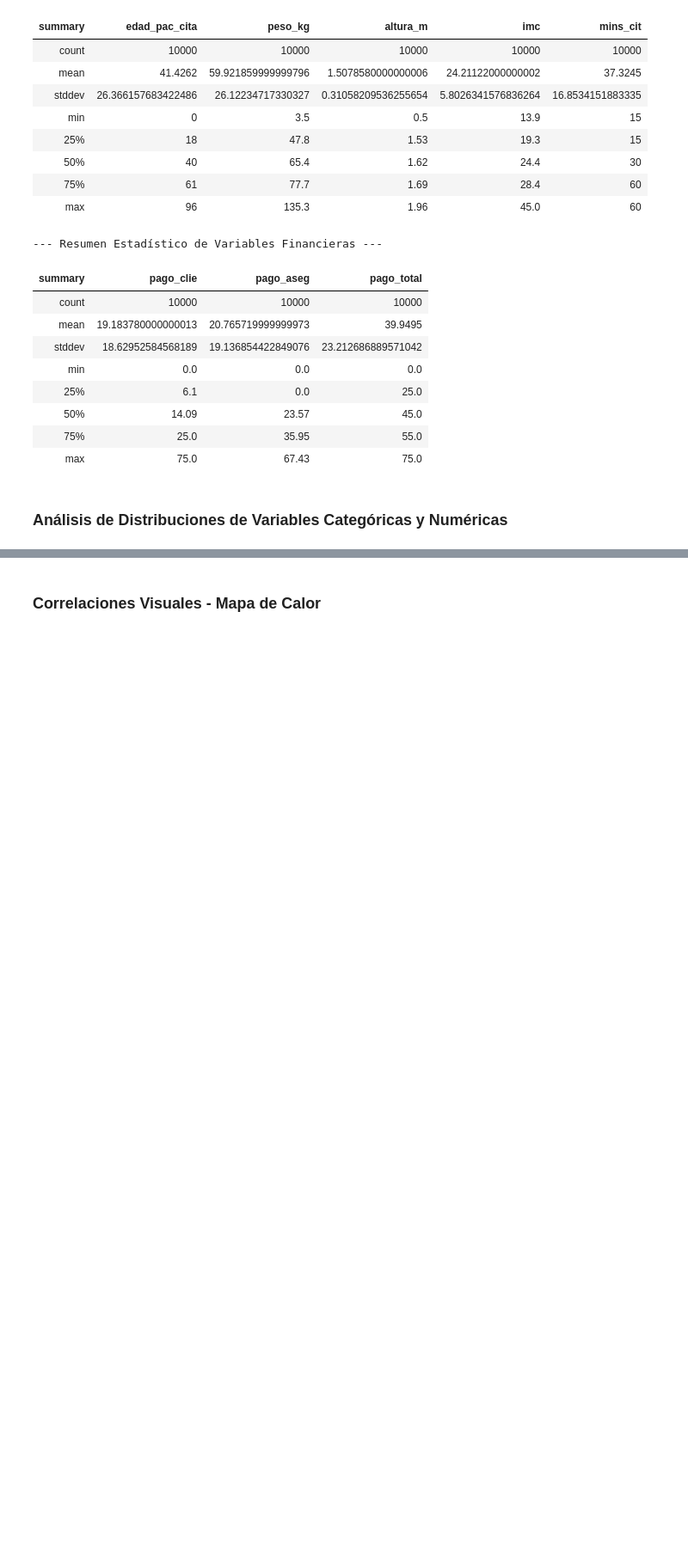
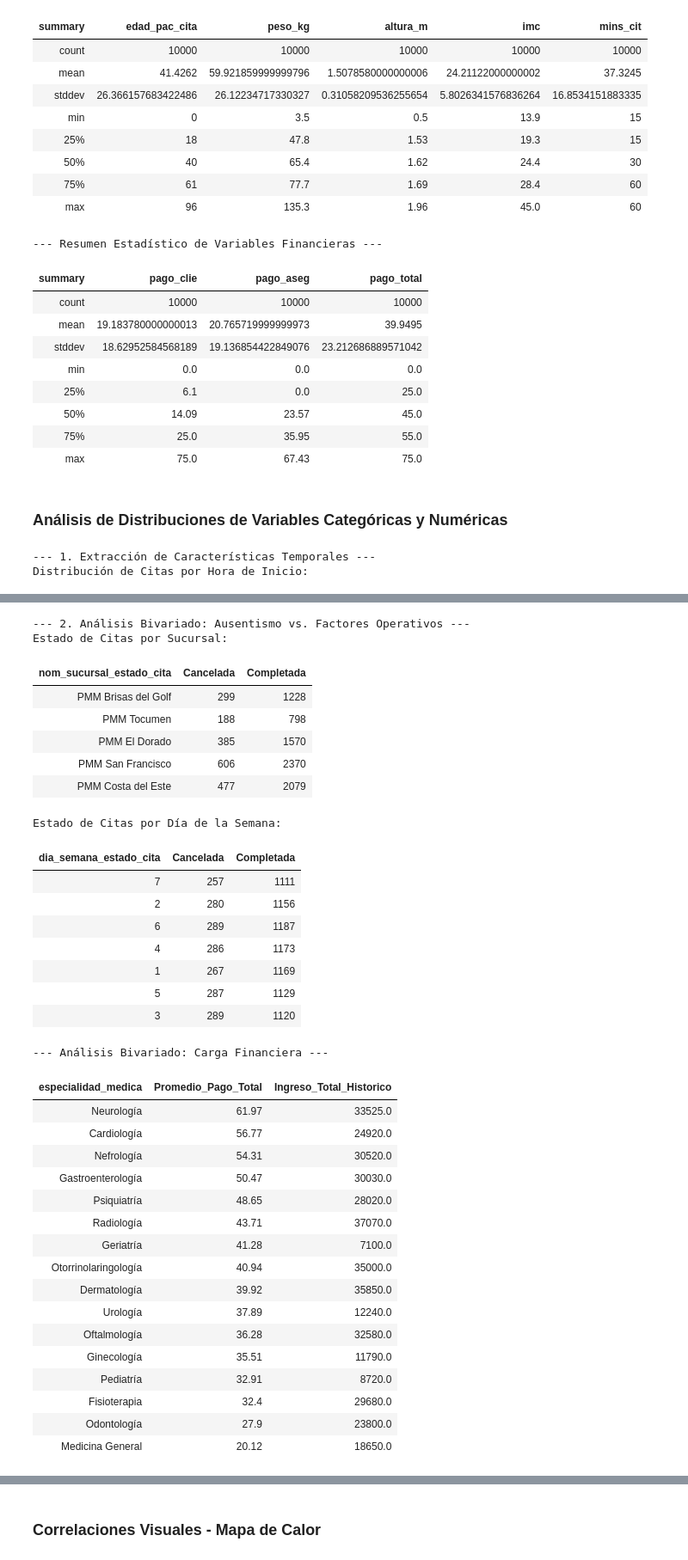
Before and after one commit to Akaru0/Panama-Metropolitan-Medical---Proyecto-Databricks, a Jupyter notebook: 03_analisis_exploratorio.ipynb, the cells around one changed output, grey strips where cells are left out. Shown at 86% size. Saved outputs shown, nothing was run; the diff lists cells and outputs as text; code cells hidden in the pictures; blank space fills up the shorter version.

Commit message:
Mejoras en el análisis

```diff
--- a/03_analisis_exploratorio.ipynb
+++ b/03_analisis_exploratorio.ipynb
@@ -43,3 +43,37 @@ Total de registros para el EDA: 10000
 | max | 75.0 | 67.43 | 75.0 |
 # %% [markdown]
 ### Análisis de Distribuciones de Variables Categóricas y Numéricas
+# %%
+import pyspark.sql.functions as F
+
+print("\n--- 1. Extracción de Características Temporales ---")
+# Creación de nuevas variables (Feature Engineering básico)
+df_citas = df_citas.withColumn("dia_semana", F.dayofweek("fecha_cit")) \
+                   .withColumn("mes", F.month("fecha_cit")) \
+                   .withColumn("hora_inicio", F.hour("hr_inicio_cit"))
+
+# Volumen de citas por hora del día para identificar horas pico
+print("Distribución de Citas por Hora de Inicio:")
+df_citas.groupBy("hora_inicio").count().orderBy("hora_inicio").display()
+
+print("\n--- 2. Análisis Bivariado: Ausentismo vs. Factores Operativos ---")
+
+# Tasa de estado de cita cruzada con la Sucursal (Identificar si la ubicación afecta el ausentismo)
+print("Estado de Citas por Sucursal:")
+df_citas.crosstab("nom_sucursal", "estado_cita").display()
+
+# Tasa de estado de cita cruzada con el Día de la Semana
+print("Estado de Citas por Día de la Semana:")
+df_citas.crosstab("dia_semana", "estado_cita").display()
+
+print("\n--- Análisis Bivariado: Carga Financiera ---")
+# Promedio de facturación total agrupado por Especialidad
+# Útil si el objetivo es predecir costos
+df_citas.groupBy("especialidad_medica") \
+    .agg(
+          F.round(F.avg("pago_total"),2).alias("Promedio_Pago_Total"),
+          F.round(F.sum("pago_total"),2).alias("Ingreso_Total_Historico")) \
+    .orderBy("Promedio_Pago_Total", ascending=False).display()
+# %% [output]
+--- 1. Extracción de Características Temporales ---
+Distribución de Citas por Hora de Inicio:
@@ -46 +91,36 @@ Total de registros para el EDA: 10000
+--- 2. Análisis Bivariado: Ausentismo vs. Factores Operativos ---
+Estado de Citas por Sucursal:
+| nom_sucursal_estado_cita | Cancelada | Completada |
+| PMM Brisas del Golf | 299 | 1228 |
+| PMM Tocumen | 188 | 798 |
+| PMM El Dorado | 385 | 1570 |
+| PMM San Francisco | 606 | 2370 |
+| PMM Costa del Este | 477 | 2079 |
+Estado de Citas por Día de la Semana:
+| dia_semana_estado_cita | Cancelada | Completada |
+| 7 | 257 | 1111 |
+| 2 | 280 | 1156 |
+| 6 | 289 | 1187 |
+| 4 | 286 | 1173 |
+| 1 | 267 | 1169 |
+| 5 | 287 | 1129 |
+| 3 | 289 | 1120 |
+--- Análisis Bivariado: Carga Financiera ---
+| especialidad_medica | Promedio_Pago_Total | Ingreso_Total_Historico |
+| Neurología | 61.97 | 33525.0 |
+| Cardiología | 56.77 | 24920.0 |
+| Nefrología | 54.31 | 30520.0 |
+| Gastroenterología | 50.47 | 30030.0 |
+| Psiquiatría | 48.65 | 28020.0 |
+| Radiología | 43.71 | 37070.0 |
+| Geriatría | 41.28 | 7100.0 |
+| Otorrinolaringología | 40.94 | 35000.0 |
+| Dermatología | 39.92 | 35850.0 |
+| Urología | 37.89 | 12240.0 |
+| Oftalmología | 36.28 | 32580.0 |
+| Ginecología | 35.51 | 11790.0 |
+| Pediatría | 32.91 | 8720.0 |
+| Fisioterapia | 32.4 | 29680.0 |
+| Odontología | 27.9 | 23800.0 |
+| Medicina General | 20.12 | 18650.0 |
 # %%
```
Also changed, not shown: parts of 3 cells of this notebook, 1 other file.
